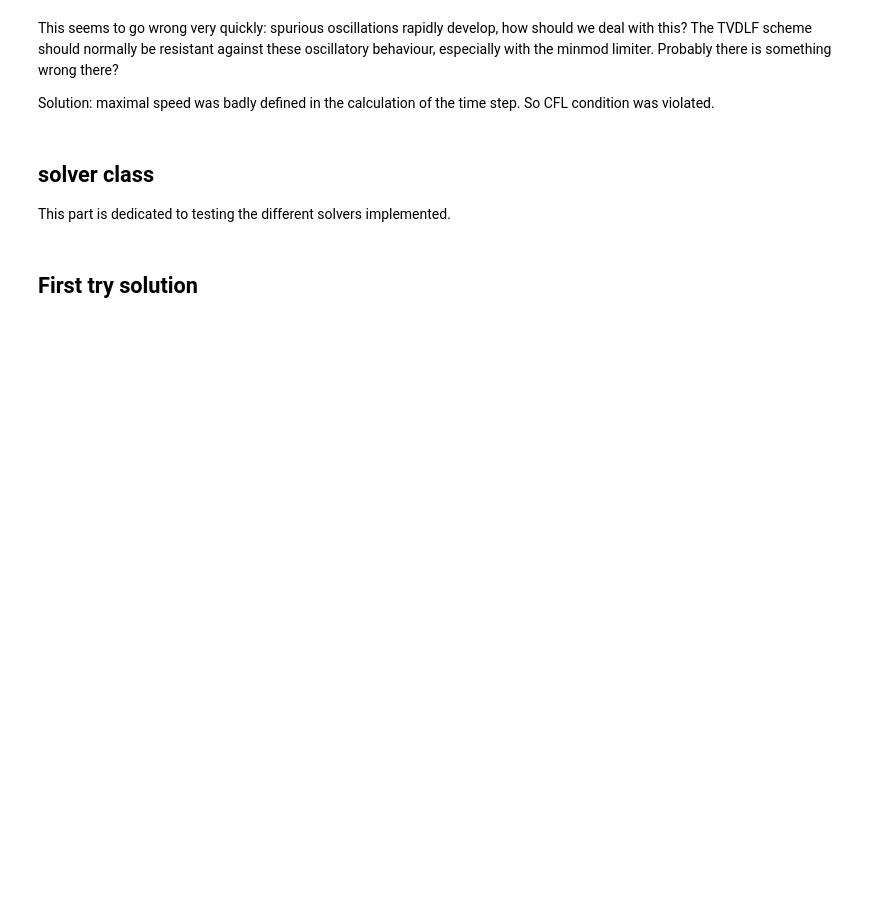
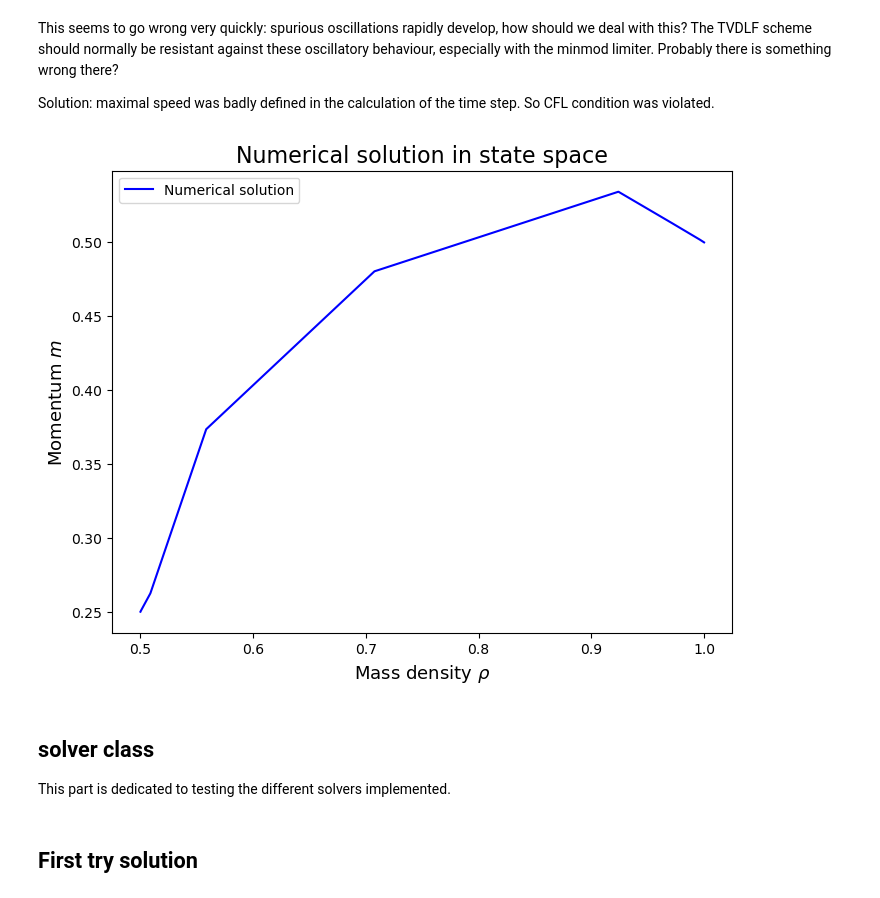
Before and after one commit to BertDepoorter/Individual_CMfAA, a Jupyter notebook: debugging.ipynb, the cells around one changed output. Cells and saved outputs as stored; diff of their text form; code cells hidden in the pictures; blank space fills up the shorter version.

Commit message:
test new plot

```diff
--- a/debugging.ipynb
+++ b/debugging.ipynb
@@ -93,6 +89,15 @@ plots.plot_numerical_solution('upwind',
                               nx=100,
                               t_end=0.06
                             )
+# %%
+plots.plot_numerical_state_space('tvdlf',
+                              'minmod',
+                              'twostep',
+                              nx=100,
+                              t_end=0.009
+                            )
+# %% [output]
+[figure, added]
 # %% [markdown]
 ## solver class
 This part is dedicated to testing the different solvers implemented.
```
Also changed, not shown: parts of 2 cells of this notebook, 1 other file.
